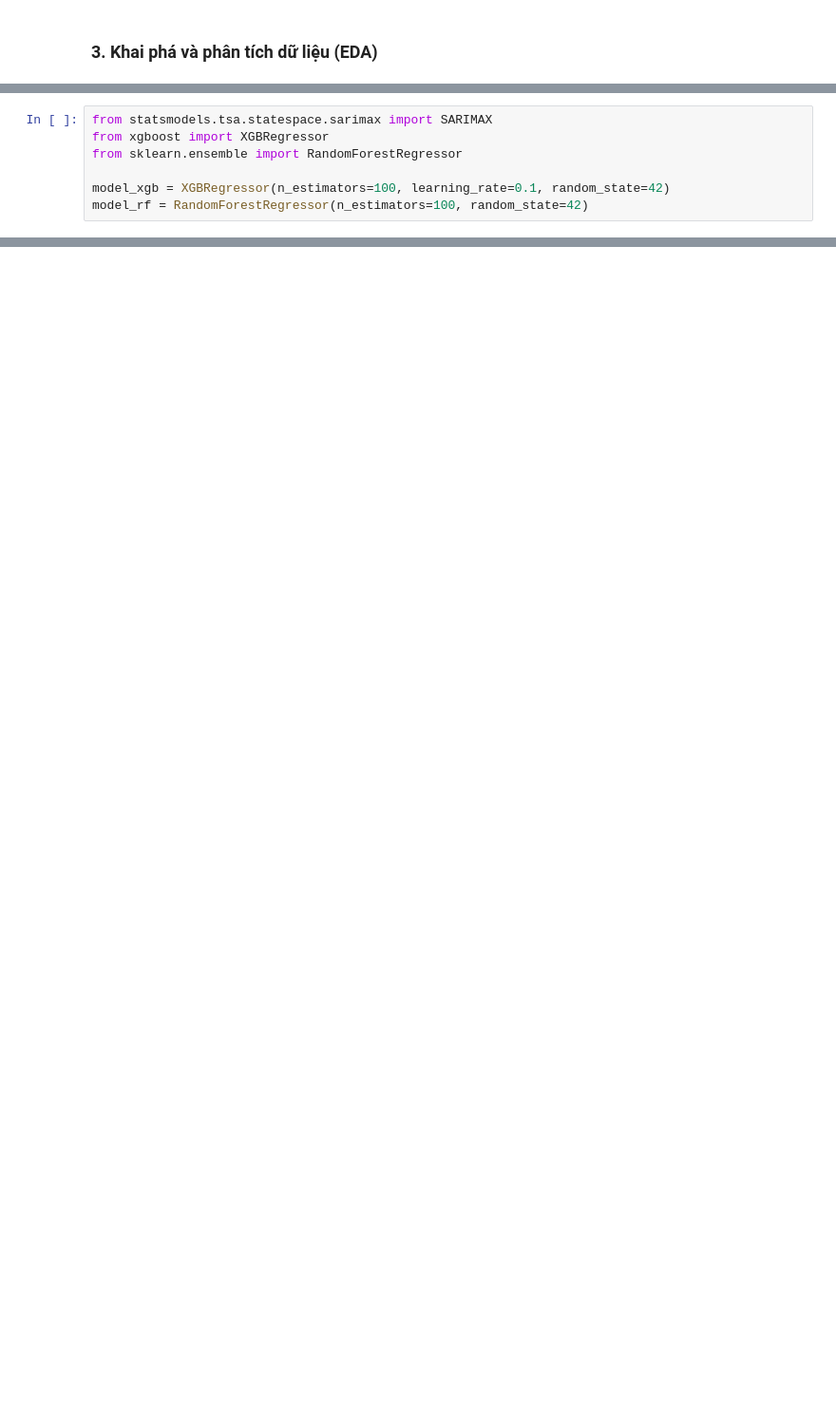
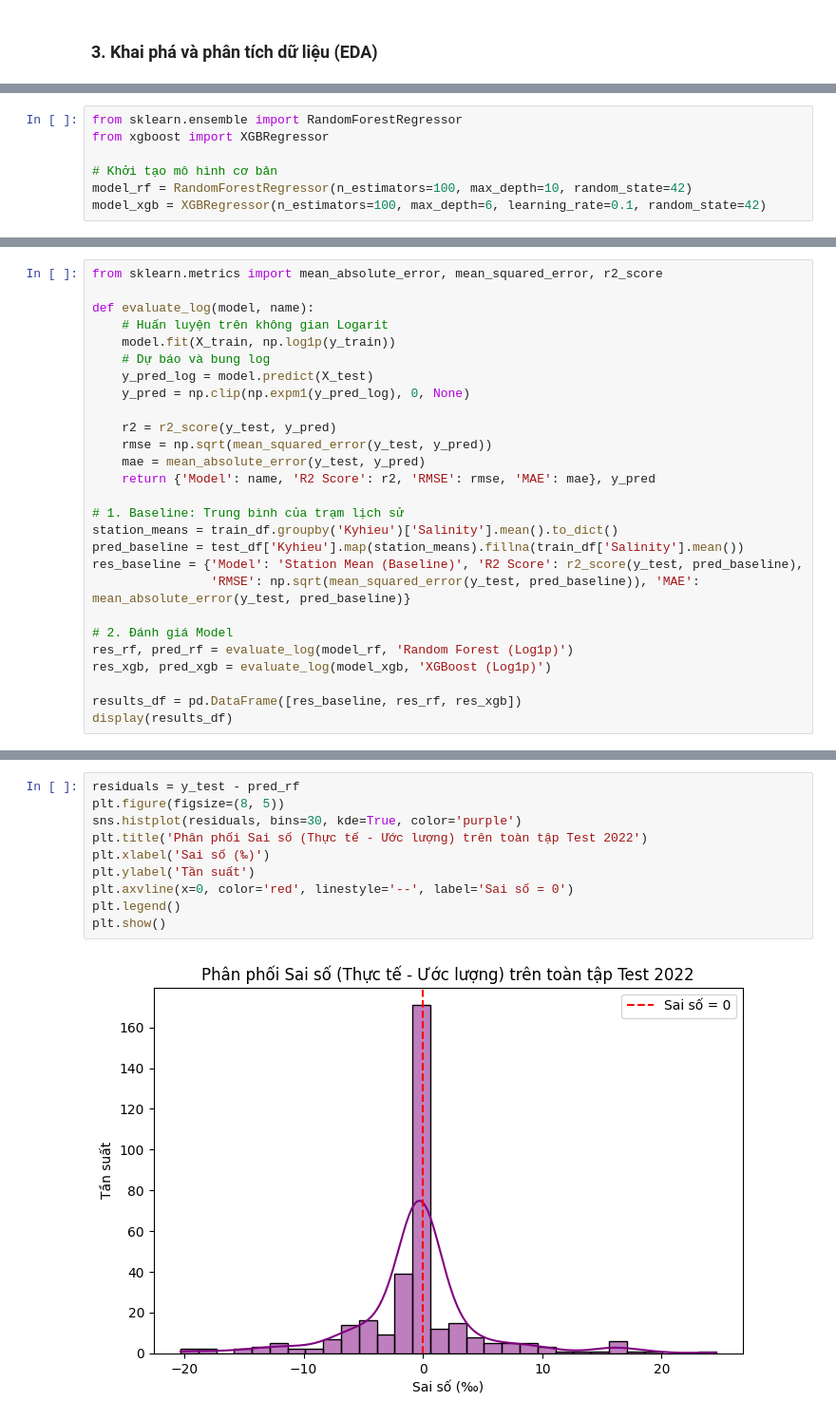
Before and after one commit to HideoTakayan/PTDL-Python, a Jupyter notebook: notebooks/BTL.ipynb, the cells around one changed output, grey strips where cells are left out. Shown at 95% size. Saved outputs shown, nothing was run; the diff lists cells and outputs as text; blank space fills up the shorter version.

```diff
--- a/notebooks/BTL.ipynb
+++ b/notebooks/BTL.ipynb
@@ -105,7 +75,7 @@ ADF p-value: 0.0041
 # %%
-from statsmodels.tsa.statespace.sarimax import SARIMAX
+from sklearn.ensemble import RandomForestRegressor
 from xgboost import XGBRegressor
-from sklearn.ensemble import RandomForestRegressor
 
-model_xgb = XGBRegressor(n_estimators=100, learning_rate=0.1, random_state=42)
-model_rf = RandomForestRegressor(n_estimators=100, random_state=42)
+# Khởi tạo mô hình cơ bản
+model_rf = RandomForestRegressor(n_estimators=100, max_depth=10, random_state=42)
+model_xgb = XGBRegressor(n_estimators=100, max_depth=6, learning_rate=0.1, random_state=42)
@@ -223,0 +104,27 @@ else:
+# %%
+from sklearn.metrics import mean_absolute_error, mean_squared_error, r2_score
+
+def evaluate_log(model, name):
+    # Huấn luyện trên không gian Logarit
+    model.fit(X_train, np.log1p(y_train))
+    # Dự báo và bung log
+    y_pred_log = model.predict(X_test)
+    y_pred = np.clip(np.expm1(y_pred_log), 0, None)
+
+    r2 = r2_score(y_test, y_pred)
+    rmse = np.sqrt(mean_squared_error(y_test, y_pred))
+    mae = mean_absolute_error(y_test, y_pred)
+    return {'Model': name, 'R2 Score': r2, 'RMSE': rmse, 'MAE': mae}, y_pred
+
+# 1. Baseline: Trung bình của trạm lịch sử
+station_means = train_df.groupby('Kyhieu')['Salinity'].mean().to_dict()
+pred_baseline = test_df['Kyhieu'].map(station_means).fillna(train_df['Salinity'].mean())
+res_baseline = {'Model': 'Station Mean (Baseline)', 'R2 Score': r2_score(y_test, pred_baseline),
+                'RMSE': np.sqrt(mean_squared_error(y_test, pred_baseline)), 'MAE': mean_absolute_error(y_test, pred_baseline)}
+
+# 2. Đánh giá Model
+res_rf, pred_rf = evaluate_log(model_rf, 'Random Forest (Log1p)')
+res_xgb, pred_xgb = evaluate_log(model_xgb, 'XGBoost (Log1p)')
+
+results_df = pd.DataFrame([res_baseline, res_rf, res_xgb])
+display(results_df)
@@ -223,0 +141,12 @@ else:
+# %%
+residuals = y_test - pred_rf
+plt.figure(figsize=(8, 5))
+sns.histplot(residuals, bins=30, kde=True, color='purple')
+plt.title('Phân phối Sai số (Thực tế - Ước lượng) trên toàn tập Test 2022')
+plt.xlabel('Sai số (‰)')
+plt.ylabel('Tần suất')
+plt.axvline(x=0, color='red', linestyle='--', label='Sai số = 0')
+plt.legend()
+plt.show()
+# %% [output]
+[figure, added]
```
Also changed, not shown: parts of 22 cells of this notebook, 1 other file.
